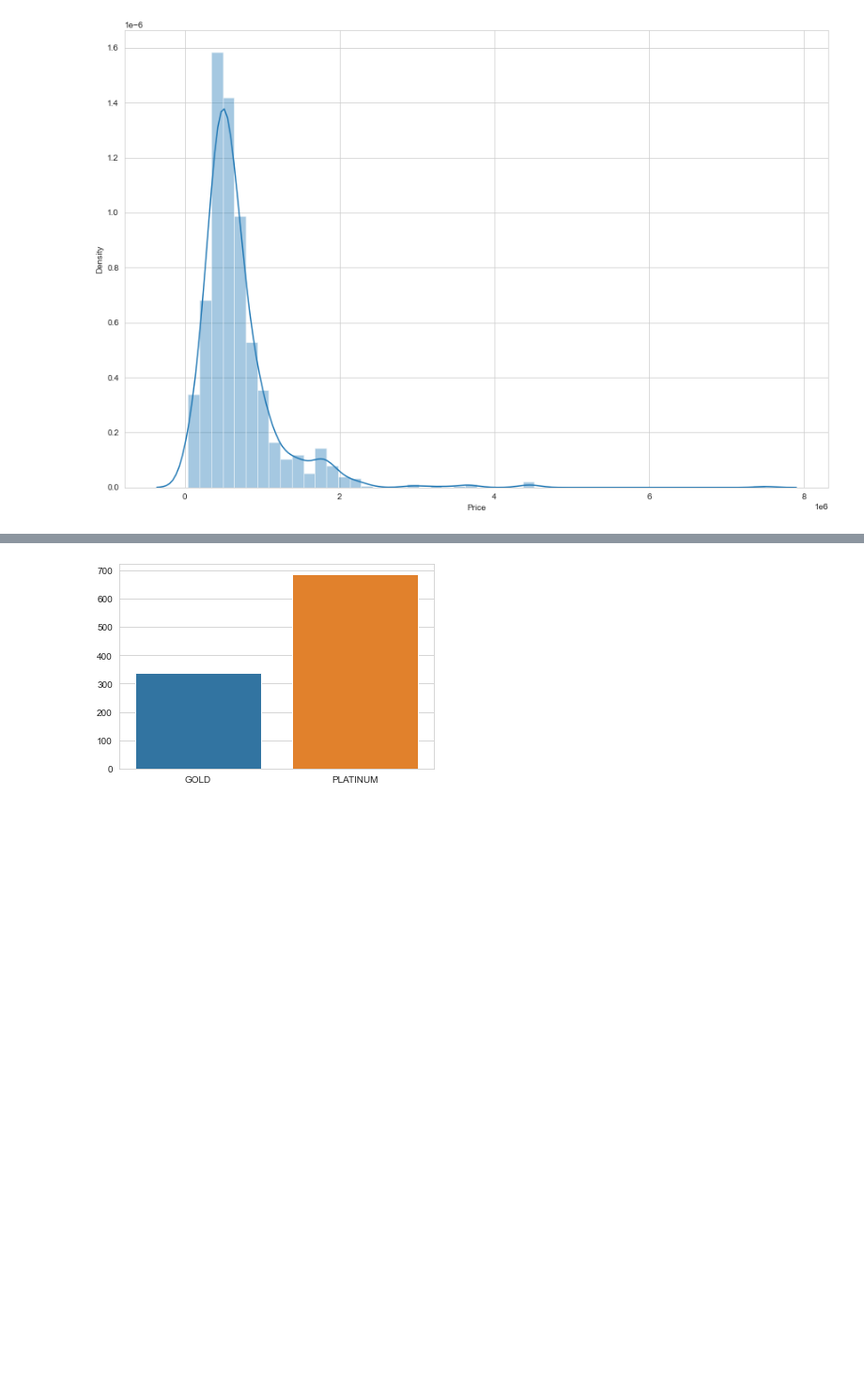
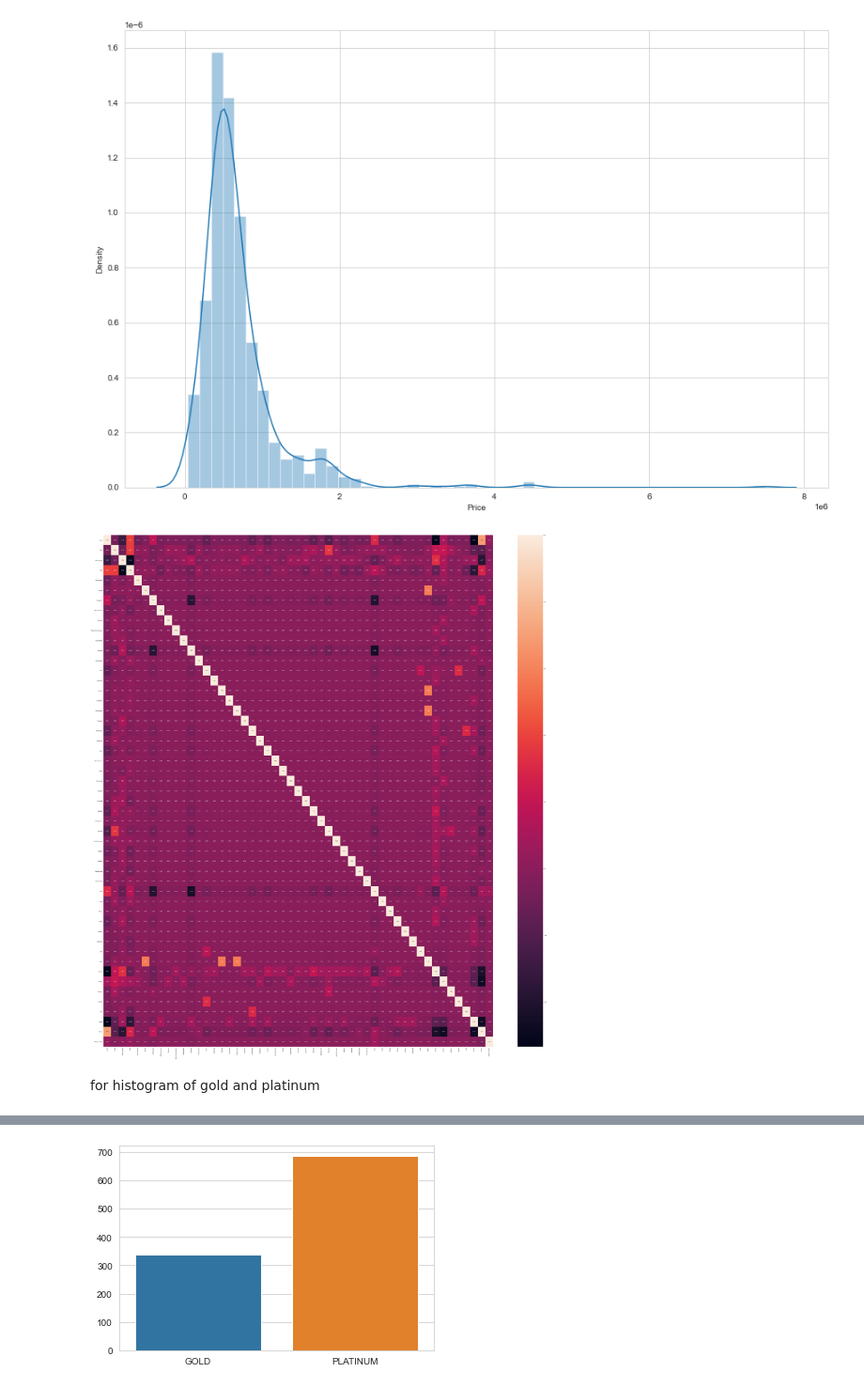
Before and after one commit to IKLADE/quikr_car, a Jupyter notebook: Untitled.ipynb, the cells around one changed output, grey strips where cells are left out. Shown at 94% size. Cells and saved outputs as stored; diff of their text form; code cells hidden in the pictures; blank space fills up the shorter version.

```diff
--- a/Untitled.ipynb
+++ b/Untitled.ipynb
@@ -611,10 +611,14 @@ plt.show()
 # %% [output]
 [figure]
 # %%
-# plt.figure(figsize=(23,18))
-# correlations = df.corr()
-# sns.heatmap(correlations, annot=True,fmt='0.3f')
-# plt.show()
+plt.figure(figsize=(65,70))
+correlations=df.corr()
+sns.heatmap(correlations, annot=True,fmt='0.2f')
+plt.show()
+# %% [output]
+[figure, added]
+# %% [markdown]
+for histogram of gold and platinum
 # %%
 label1=df[df['Label']==1]
 label2=df[df['Label']==2]
```
Also changed, not shown: parts of 18 cells of this notebook.
